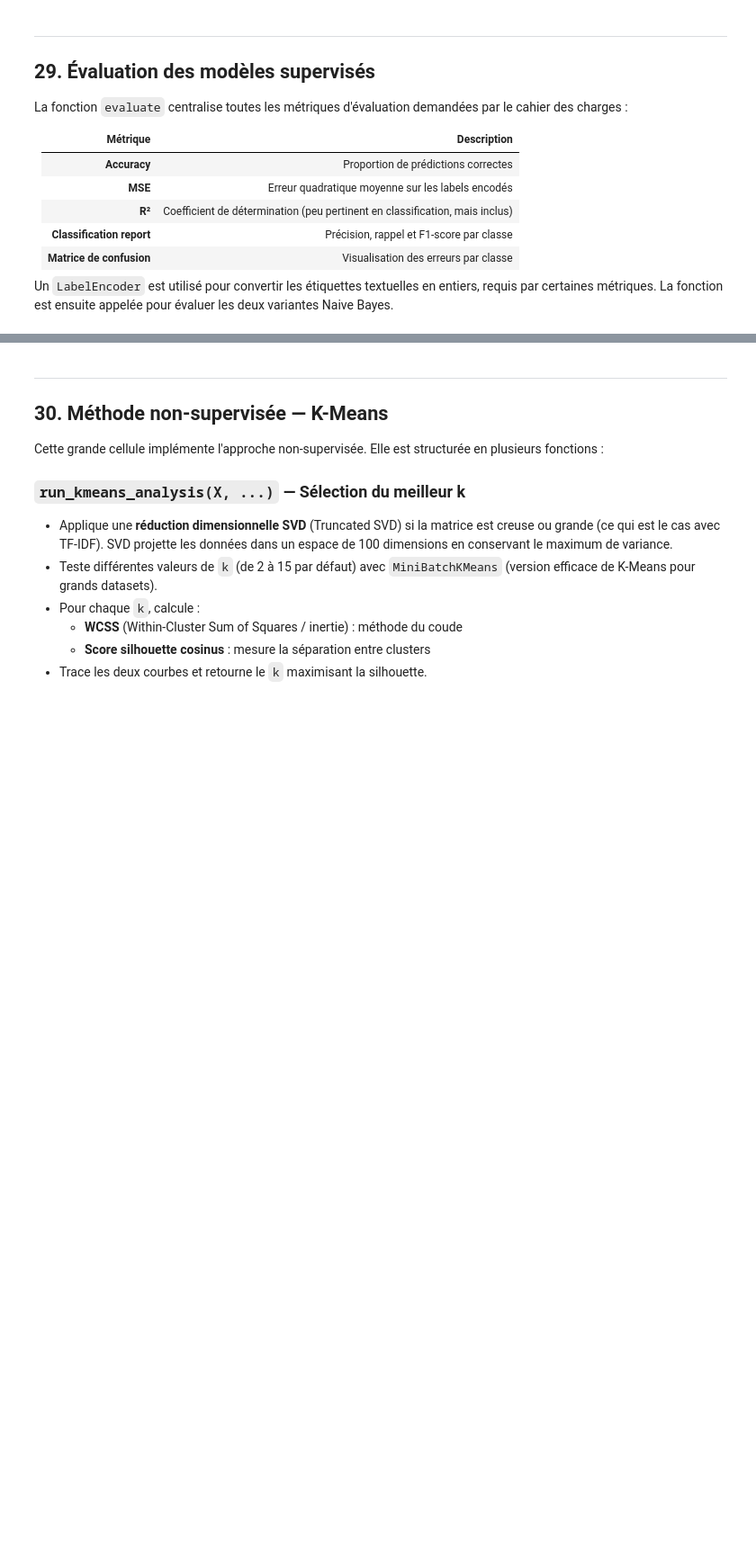
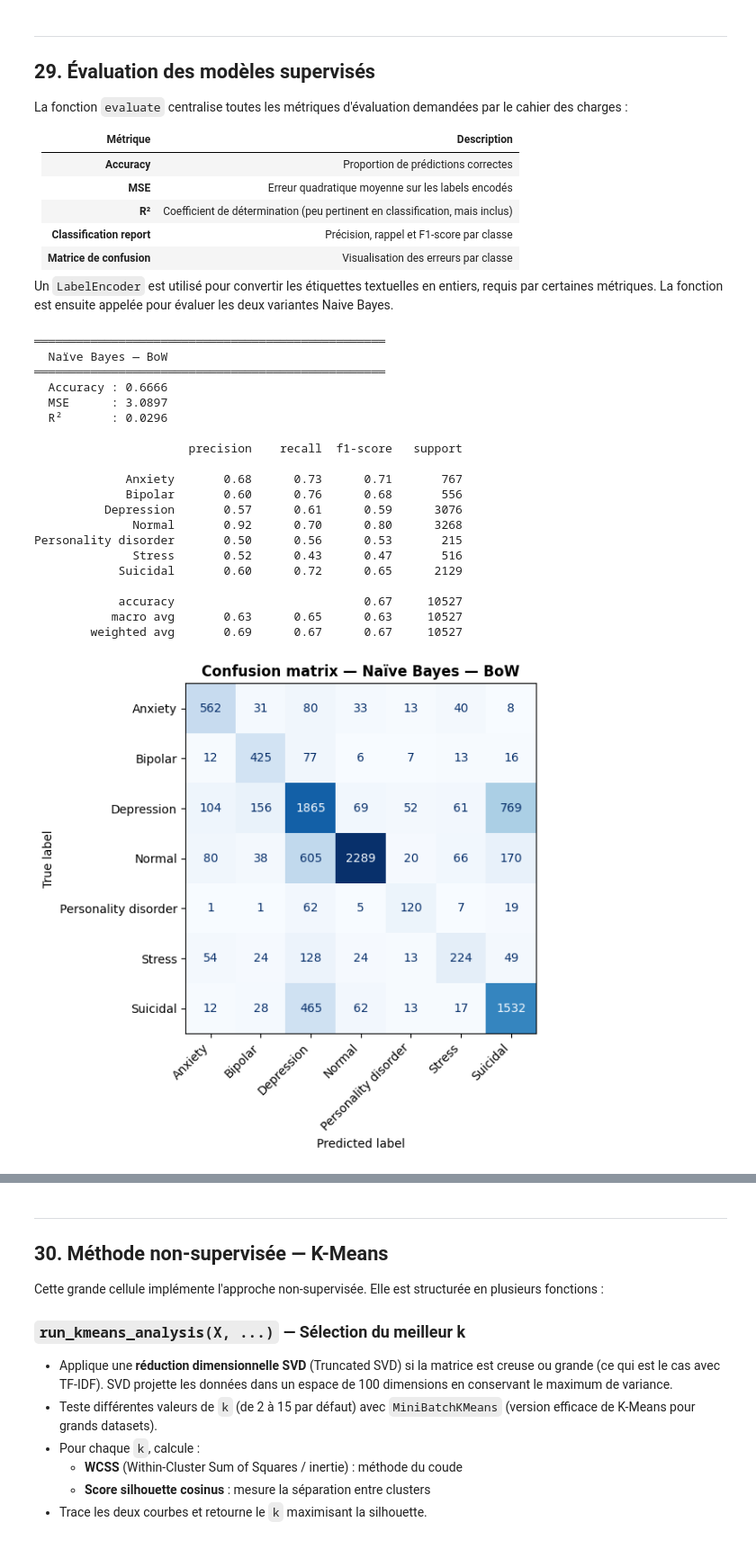
Before and after one commit to cypnet/Analyse-de-conversations-sur-la-sant-mentale, a Jupyter notebook: notebooks/CRUZDiogo/ETAPE2-Analyse_des_sentiments_des_conversations.ipynb, the cells around one changed output, grey strips where cells are left out. Shown at 90% size. Drawn from its saved outputs; the diff is of its cells as text; code cells hidden in the pictures; blank space fills up the shorter version.

```diff
--- a/notebooks/CRUZDiogo/ETAPE2-Analyse_des_sentiments_des_conversations.ipynb
+++ b/notebooks/CRUZDiogo/ETAPE2-Analyse_des_sentiments_des_conversations.ipynb
@@ -432,9 +575,9 @@ Deux modèles **Naive Bayes multinomial** sont entraînés en parallèle, l'un s
 # %%
 from sklearn.naive_bayes import MultinomialNB
 
-# Initialize Naïve Bayes model
-nb_model_bow = MultinomialNB(alpha=0.1)
-nb_model_tfidf = MultinomialNB(alpha=0.1)
+# Initialize Naïve Bayes models with best alphas found on validation
+nb_model_bow   = MultinomialNB(alpha=best_alpha_bow)
+nb_model_tfidf = MultinomialNB(alpha=best_alpha_tfidf)
 
 # Train Naïve Bayes on the bag-of-words features
 nb_model_bow.fit(X_train_bow, y_train)
@@ -466,9 +611,6 @@ La fonction `evaluate` centralise toutes les métriques d'évaluation demandées
 
 Un `LabelEncoder` est utilisé pour convertir les étiquettes textuelles en entiers, requis par certaines métriques. La fonction est ensuite appelée pour évaluer les deux variantes Naive Bayes.
 # %%
-# ──────────────────────────────────────────────────────────────────────────────
-# SUPERVISED METHOD — Naive Bayes (already trained, just add full evaluation)
-# ──────────────────────────────────────────────────────────────────────────────
 from sklearn.metrics import (accuracy_score, confusion_matrix,
                              mean_squared_error, r2_score,
                              classification_report, ConfusionMatrixDisplay)
@@ -478,35 +620,60 @@ import numpy as np
 
 le = LabelEncoder()
 le.fit(y_train)
-y_test_enc  = le.transform(y_test)
+y_test_enc = le.transform(y_test)
+
 def evaluate(name, y_true_enc, y_pred_labels):
     """Print accuracy, MSE, R² and plot confusion matrix."""
     y_pred_enc = le.transform(y_pred_labels)
 
     acc = accuracy_score(y_true_enc, y_pred_enc)
     mse = mean_squared_error(y_true_enc, y_pred_enc)
     r2  = r2_score(y_true_enc, y_pred_enc)
 
     print(f"\n{'═'*50}")
     print(f"  {name}")
     print(f"{'═'*50}")
     print(f"  Accuracy : {acc:.4f}")
     print(f"  MSE      : {mse:.4f}")
     print(f"  R²       : {r2:.4f}")
     print(f"\n{classification_report(y_true_enc, y_pred_enc, target_names=le.classes_)}")
 
     fig, ax = plt.subplots(figsize=(8, 6))
     ConfusionMatrixDisplay.from_predictions(
         y_true_enc, y_pred_enc,
         display_labels=le.classes_,
         ax=ax, colorbar=False, cmap='Blues'
     )
     ax.set_title(f"Confusion matrix — {name}", fontsize=12, fontweight='bold')
     plt.xticks(rotation=45, ha='right')
     plt.tight_layout()
     plt.show()
 
+    return acc, mse, r2, y_pred_enc
+
 
 # Evaluate both Naive Bayes variants
-evaluate("Naïve Bayes — BoW",   y_test_enc, nb_predictions_bow)
-evaluate("Naïve Bayes — TF-IDF", y_test_enc, nb_predictions_tfidf)
+acc_bow,   mse_bow,   r2_bow,   enc_bow   = evaluate("Naïve Bayes — BoW",    y_test_enc, nb_predictions_bow)
+acc_tfidf, mse_tfidf, r2_tfidf, enc_tfidf = evaluate("Naïve Bayes — TF-IDF", y_test_enc, nb_predictions_tfidf)
+# %% [output]
+══════════════════════════════════════════════════
+  Naïve Bayes — BoW
+══════════════════════════════════════════════════
+  Accuracy : 0.6666
+  MSE      : 3.0897
+  R²       : 0.0296
+
+                      precision    recall  f1-score   support
+
+             Anxiety       0.68      0.73      0.71       767
+             Bipolar       0.60      0.76      0.68       556
+          Depression       0.57      0.61      0.59      3076
+              Normal       0.92      0.70      0.80      3268
+Personality disorder       0.50      0.56      0.53       215
+              Stress       0.52      0.43      0.47       516
+            Suicidal       0.60      0.72      0.65      2129
+
+            accuracy                           0.67     10527
+           macro avg       0.63      0.65      0.63     10527
+        weighted avg       0.69      0.67      0.67     10527
+[figure, added]
```
Also changed, not shown: parts of 56 cells of this notebook.
